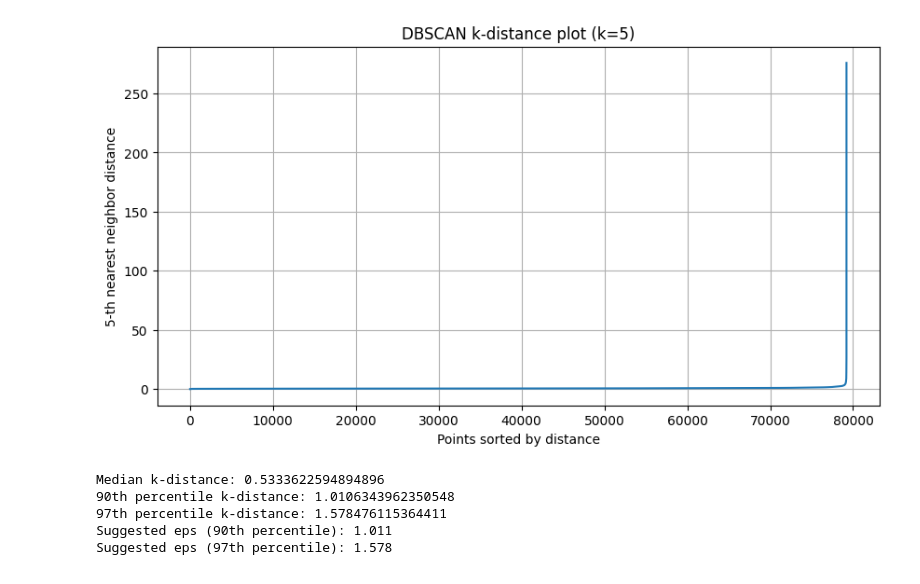
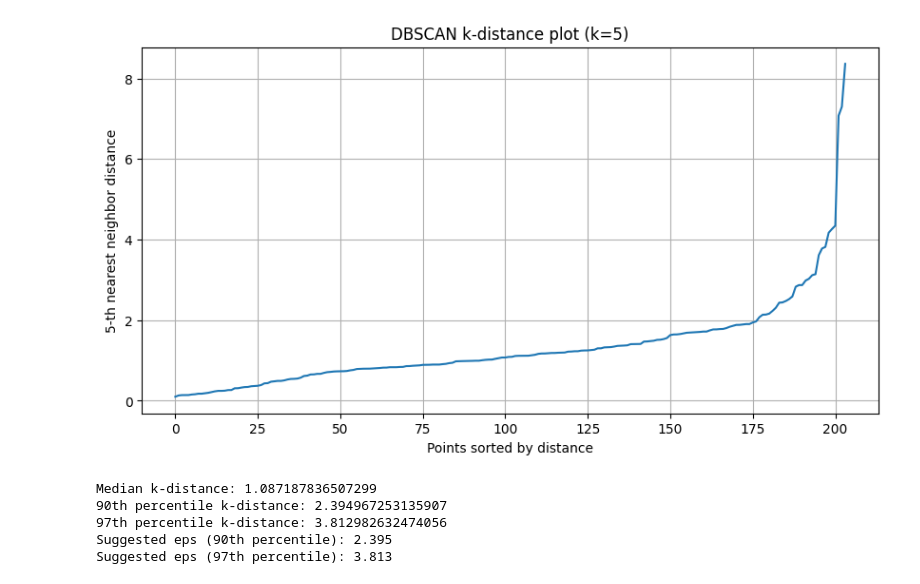
Before and after one commit to NotADucc/Bachelorproef-2526-ml, a Jupyter notebook: notebooks/dbscan_distance_plot.ipynb, the cells around one changed output. Cells and saved outputs as stored; diff of their text form; code cells hidden in the pictures.

```diff
--- a/notebooks/dbscan_distance_plot.ipynb
+++ b/notebooks/dbscan_distance_plot.ipynb
@@ -19,7 +19,7 @@ PCA_DEFAULT_SIZE = 30
 USE_PCA = False
 
 # make a .env file in project root or use BACKUP_IN_FILE
-BACKUP_IN_FILE=''
+BACKUP_IN_FILE=os.path.join('..', 'data', 'corp_anonymized.txt')
 in_file = os.getenv("NOTEBOOK_IN_FILE", BACKUP_IN_FILE)
 
 data_json = read_data_dump(in_file)
@@ -196,6 +196,6 @@ print(f"Suggested eps (97th percentile): {eps_97:.3f}")
-[figure, old version]
+[figure, new version]
-Median k-distance: 0.5333622594894896
-90th percentile k-distance: 1.0106343962350548
-97th percentile k-distance: 1.578476115364411
-Suggested eps (90th percentile): 1.011
-Suggested eps (97th percentile): 1.578
+Median k-distance: 1.087187836507299
+90th percentile k-distance: 2.394967253135907
+97th percentile k-distance: 3.812982632474056
+Suggested eps (90th percentile): 2.395
+Suggested eps (97th percentile): 3.813
```
Also changed, not shown: parts of 1 cell of this notebook, 2 other files.
